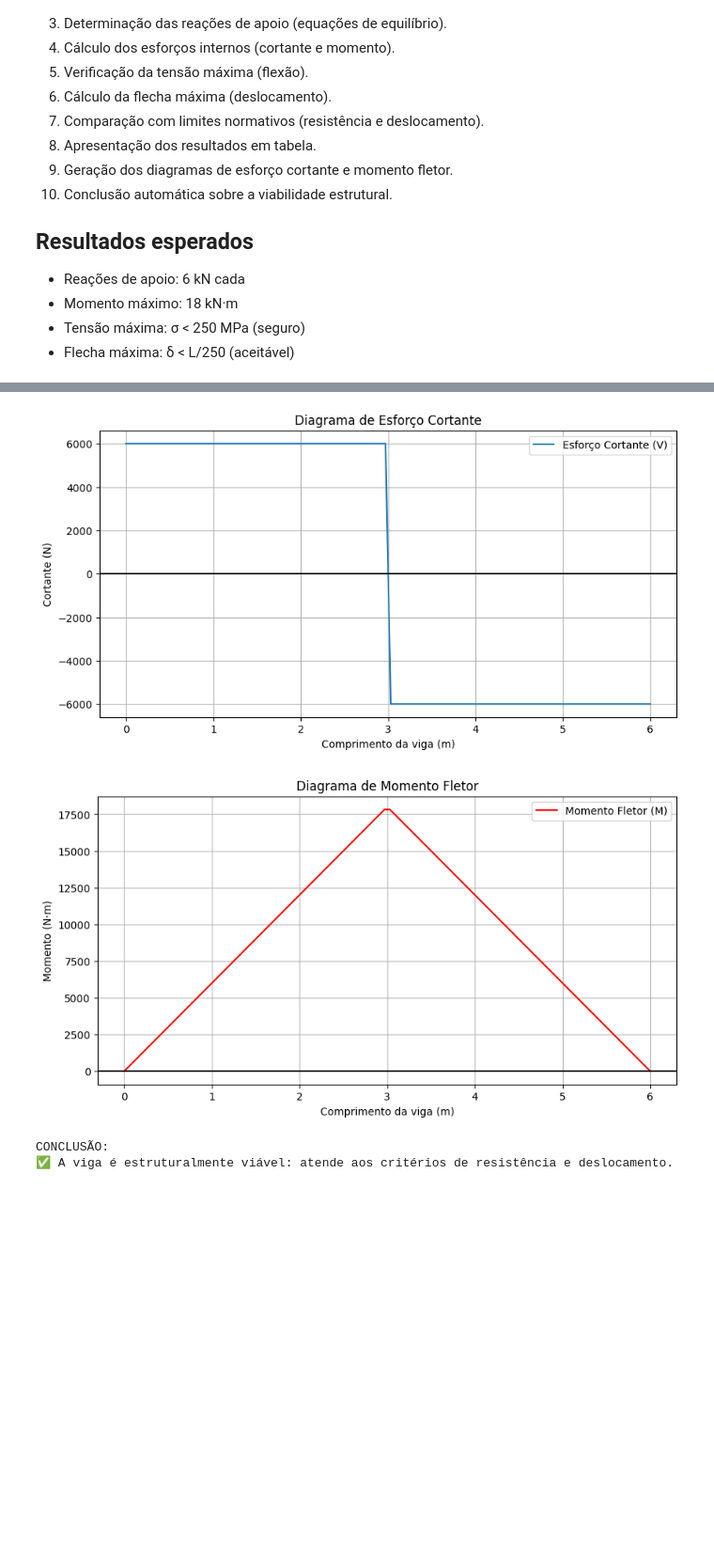
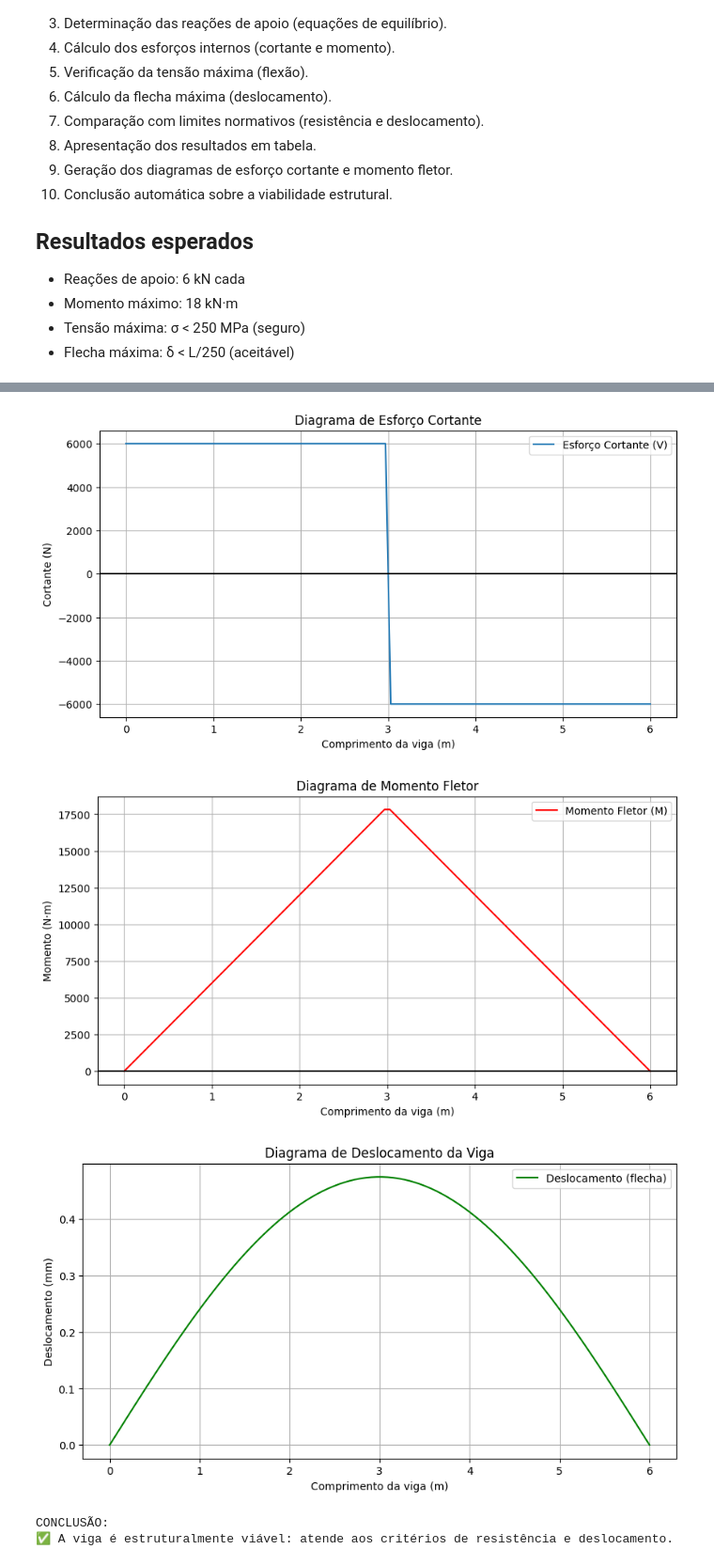
Before and after one commit to Flguima/PROJETOS, a Jupyter notebook: ANALISE_ESTRUTURAL_VIGA.ipynb, the cells around one changed output, grey strips where cells are left out. Shown at 94% size. Saved outputs shown, nothing was run; the diff lists cells and outputs as text; code cells hidden in the pictures; blank space fills up the shorter version.

```diff
--- a/ANALISE_ESTRUTURAL_VIGA.ipynb
+++ b/ANALISE_ESTRUTURAL_VIGA.ipynb
@@ -162,33 +162,55 @@ M = np.piecewise(x, [x < L/2, x >= L/2], [lambda x: RA*x, lambda x: RB*(L-x)])
 
 plt.figure(figsize=(10,5))
 plt.plot(x, M, label="Momento Fletor (M)", color="red")
 plt.axhline(0, color='black')
 plt.title("Diagrama de Momento Fletor")
 plt.xlabel("Comprimento da viga (m)")
 plt.ylabel("Momento (N·m)")
 plt.legend()
 plt.grid(True)
 plt.show()
 
 # -----------------------------
-# 11. Conclusão automática
+# 11. Gráfico de deslocamento (flecha)
+# -----------------------------
+# Fórmula da flecha para viga simplesmente apoiada com carga concentrada no centro:
+# y(x) = (P * x * (L**3 - 2*L*x**2 + x**3)) / (48 * E * I)
+# Essa equação fornece o deslocamento em cada ponto da viga.
+
+def deslocamento(x, P, L, E, I):
+    return (P * x * (L**3 - 2*L*x**2 + x**3)) / (48 * E * I)
+
+y = deslocamento(x, P, L, E, I)
+
+plt.figure(figsize=(10,5))
+plt.plot(x, y*1000, label="Deslocamento (flecha)", color="green")  # convertido para mm
+plt.title("Diagrama de Deslocamento da Viga")
+plt.xlabel("Comprimento da viga (m)")
+plt.ylabel("Deslocamento (mm)")
+plt.legend()
+plt.grid(True)
+plt.show()
+
+# -----------------------------
+# 12. Conclusão automática
 # -----------------------------
 print("\nCONCLUSÃO:")
 if sigma < sigma_limite and delta_max < delta_limite:
     print("✅ A viga é estruturalmente viável: atende aos critérios de resistência e deslocamento.")
 else:
     print("⚠️ A viga NÃO atende aos critérios: revisar seção ou material.")
 # %% [output]
 RESULTADOS DA ANÁLISE:
 
                 Grandeza         Valor Unidade
 0  Reação Apoio Esquerdo  6.000000e+03       N
 1   Reação Apoio Direito  6.000000e+03       N
 2            Momento Máx  1.800000e+04     N·m
 3           Cortante Máx  6.000000e+03       N
 4             Tensão Máx  3.375000e+06      Pa
 5             Flecha Máx  2.531250e-04       m
 [figure]
 [figure]
+[figure, added]
 CONCLUSÃO:
 ✅ A viga é estruturalmente viável: atende aos critérios de resistência e deslocamento.
```
